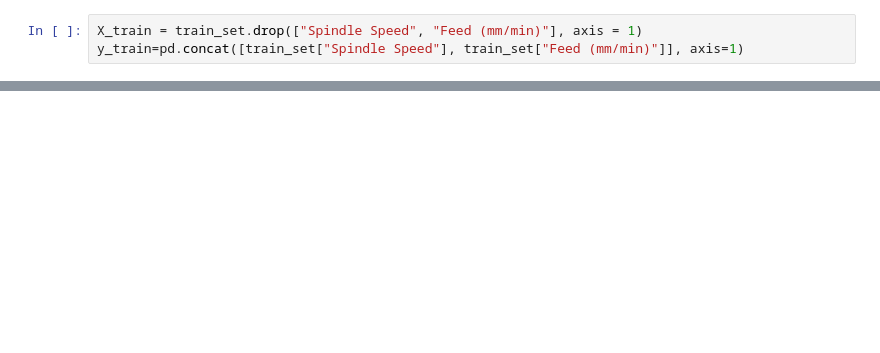
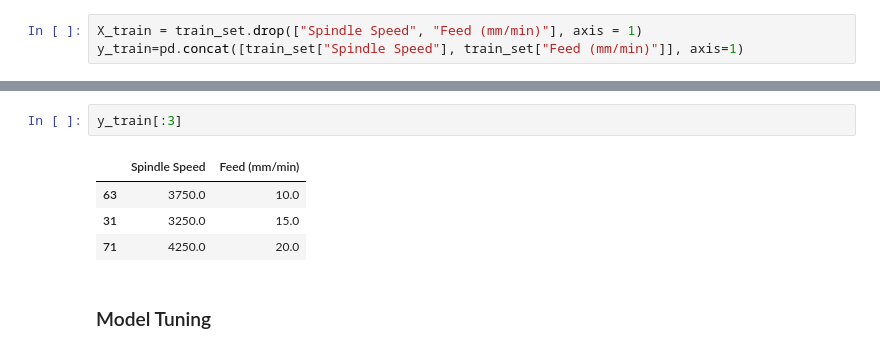
Before and after one commit to VardanMittal/Micromilling_process_optimisation, a Jupyter notebook: main2.ipynb, the cells around one changed output, grey strips where cells are left out. Saved outputs shown, nothing was run; the diff lists cells and outputs as text; blank space fills up the shorter version.

```diff
--- a/main2.ipynb
+++ b/main2.ipynb
@@ -61,0 +180,9 @@ ValueError: in user code:
+# %%
+y_train[:3]
+# %% [output]
+|  | Spindle Speed | Feed (mm/min) |
+| 63 | 3750.0 | 10.0 |
+| 31 | 3250.0 | 15.0 |
+| 71 | 4250.0 | 20.0 |
+# %% [markdown]
+### Model Tuning
```
Also changed, not shown: parts of 30 cells of this notebook, 8 other files.
